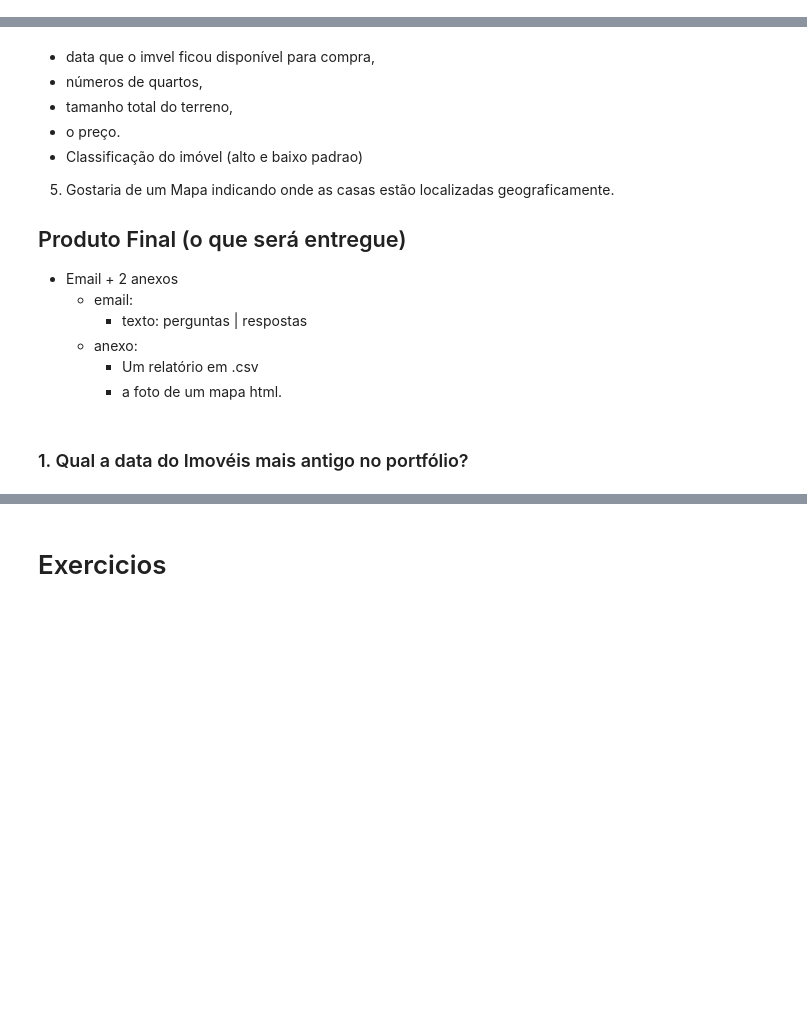
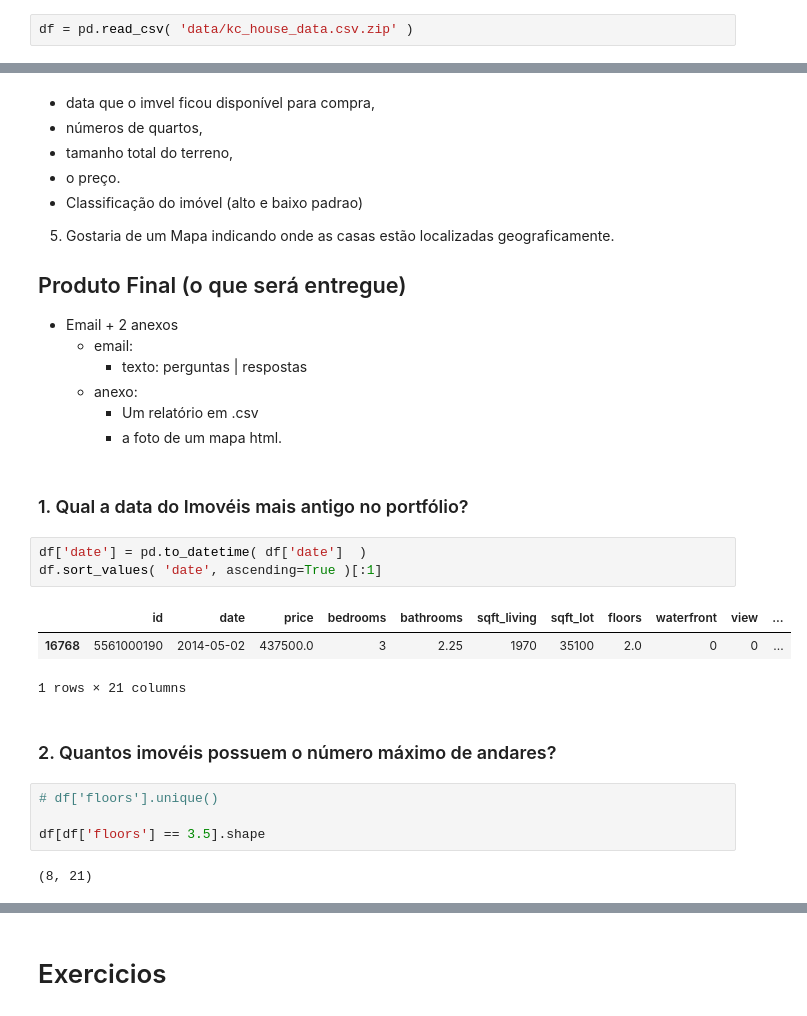
Before and after one commit to cidosjr/curso_python_do_zero_ao_ds, a Jupyter notebook: extracao_e_manipulacao_de_dados.ipynb, the cells around one changed output, grey strips where cells are left out. Cells and saved outputs as stored; diff of their text form; blank space fills up the shorter version.

```diff
--- a/extracao_e_manipulacao_de_dados.ipynb
+++ b/extracao_e_manipulacao_de_dados.ipynb
@@ -201,5 +199,7 @@ Index(['id', 'date', 'price', 'bedrooms', 'bathrooms', 'sqft_living',
 # %% [markdown]
 # Aula
+# %%
+df = pd.read_csv( 'data/kc_house_data.csv.zip' )
 # %% [markdown]
 ## **Novas Perguntas de Negocio**
 
@@ -230,3 +230,18 @@ Index(['id', 'date', 'price', 'bedrooms', 'bathrooms', 'sqft_living',
         - a foto de um mapa html.
 # %% [markdown]
 ### 1. Qual a data do Imovéis mais antigo no portfólio?
+# %%
+df['date'] = pd.to_datetime( df['date']  )
+df.sort_values( 'date', ascending=True )[:1]
+# %% [output]
+|  | id | date | price | bedrooms | bathrooms | sqft_living | sqft_lot | floors | waterfront | view | ... |
+| 16768 | 5561000190 | 2014-05-02 | 437500.0 | 3 | 2.25 | 1970 | 35100 | 2.0 | 0 | 0 | ... |
+1 rows × 21 columns
+# %% [markdown]
+### 2. Quantos imovéis possuem o número máximo de andares?
+# %%
+# df['floors'].unique()
+
+df[df['floors'] == 3.5].shape
+# %% [output]
+(8, 21)
```
Also changed, not shown: parts of 9 cells of this notebook, 3 other files.
